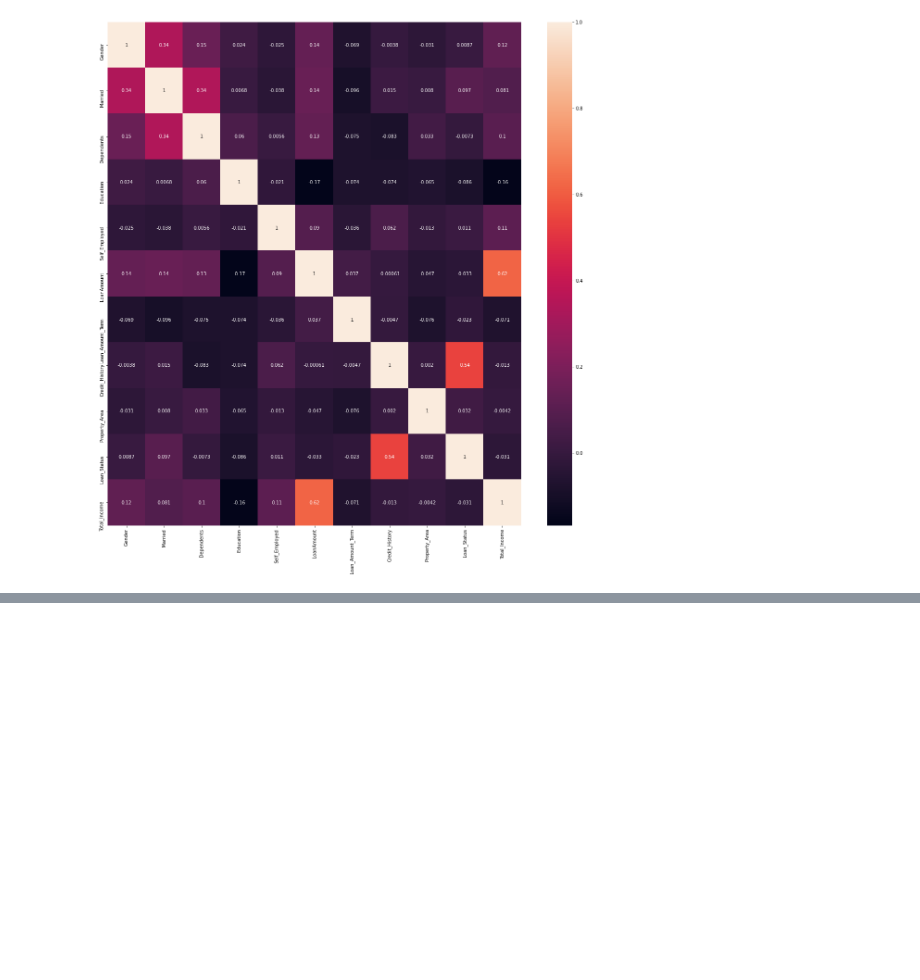
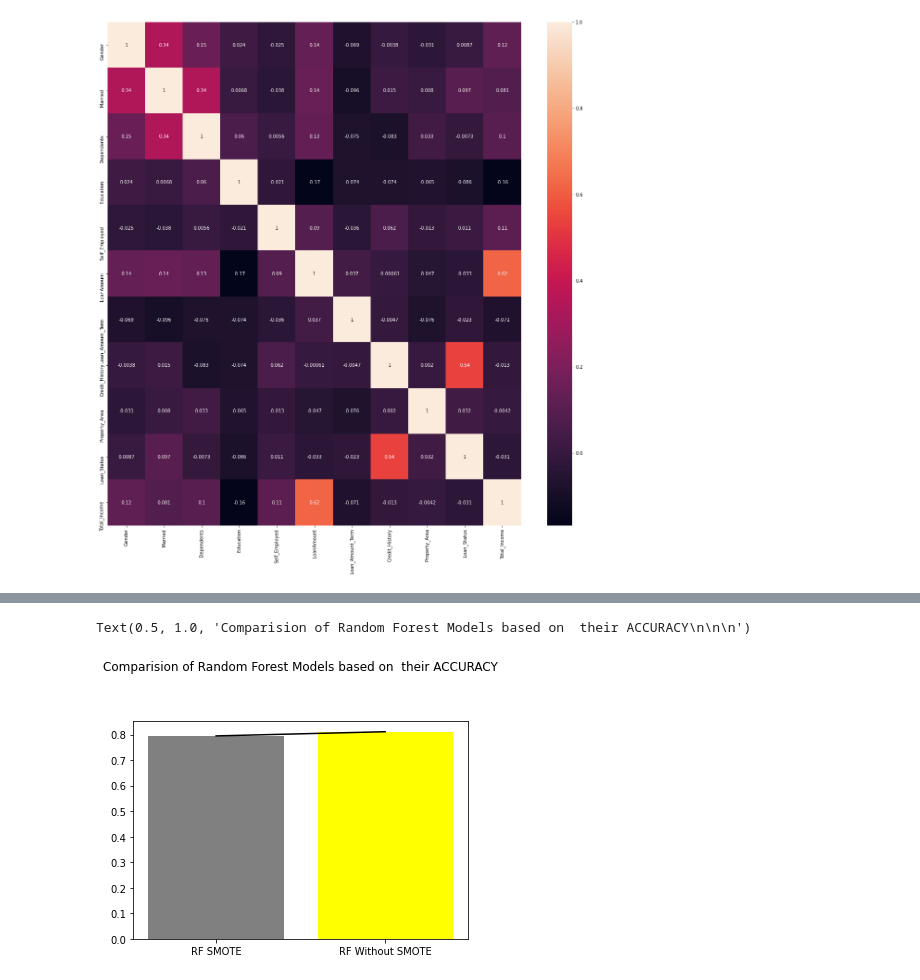
Before and after one commit to ashu741/HomeLoanPrediction, a Jupyter notebook: HomeLoanPrediction.ipynb, the cells around one changed output, grey strips where cells are left out. Cells and saved outputs as stored; diff of their text form; code cells hidden in the pictures; blank space fills up the shorter version.

```diff
--- a/HomeLoanPrediction.ipynb
+++ b/HomeLoanPrediction.ipynb
@@ -616,0 +644,7 @@ Text(0.5, 1.0, 'Comparision of Models based on  their ACCURACY while using SMOTE
+# %%
+plt.bar(['RF SMOTE','RF Without SMOTE'],[accuracy_rf,accuracy_brf],color=['grey','yellow'])
+plt.plot([accuracy_rf,accuracy_brf],color='black')
+plt.title('Comparision of Random Forest Models based on  their ACCURACY\n\n\n')
+# %% [output]
+Text(0.5, 1.0, 'Comparision of Random Forest Models based on  their ACCURACY\n\n\n')
+[figure, added]
```
Also changed, not shown: parts of 92 cells of this notebook.
